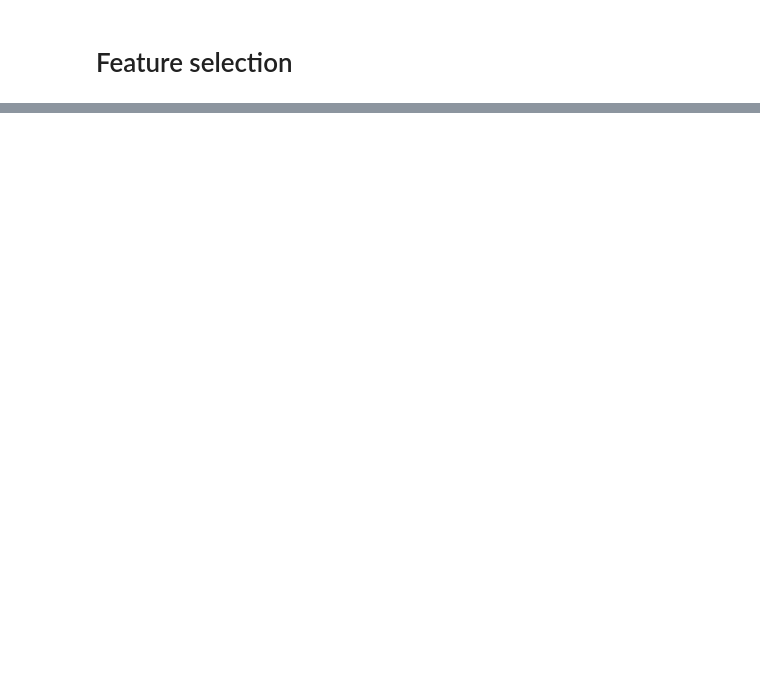
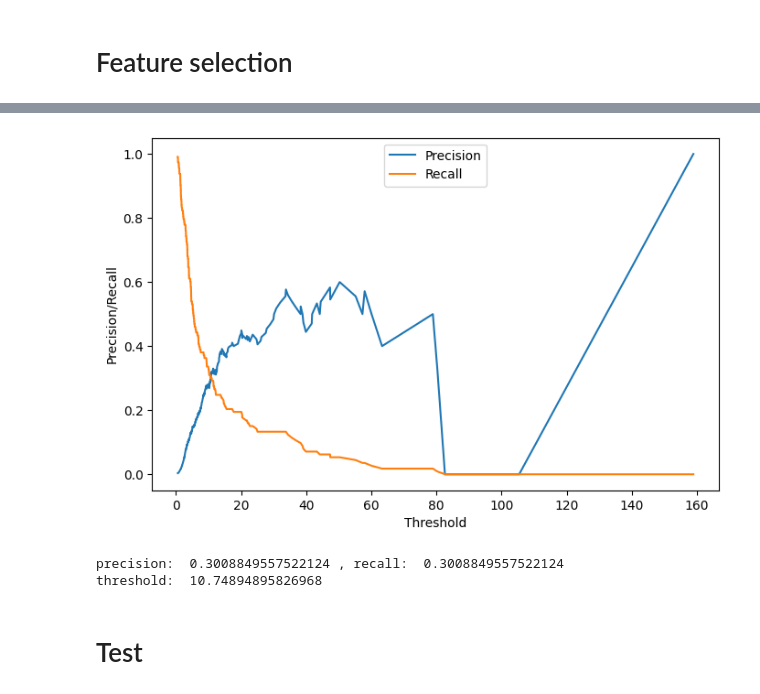
Before and after one commit to xoyeon/FDS, a Jupyter notebook: lstm-selected_Shap.ipynb, the cells around one changed output, grey strips where cells are left out. Cells and saved outputs as stored; diff of their text form; code cells hidden in the pictures; blank space fills up the shorter version.

```diff
--- a/lstm-selected_Shap.ipynb
+++ b/lstm-selected_Shap.ipynb
@@ -206,0 +201,3 @@ plt.show()
+# %%
+valid_x_predictions = model.predict(x_valid_scaled)
+mse = np.mean(np.power(flatten(x_valid_scaled) - flatten(valid_x_predictions), 2), axis=1)
@@ -206,0 +206,27 @@ plt.show()
+# %%
+error_df = pd.DataFrame({'Reconstruction_error':mse,
+                         'True_class':list(y_valid)})
+precision_rt, recall_rt, threshold_rt = metrics.precision_recall_curve(
+    error_df['True_class'], error_df['Reconstruction_error'])
+# %%
+plt.figure(figsize=(8,5))
+plt.plot(threshold_rt, precision_rt[1:], label='Precision')
+plt.plot(threshold_rt, recall_rt[1:], label='Recall')
+plt.xlabel('Threshold'); plt.ylabel('Precision/Recall')
+plt.legend()
+plt.show()
+# %% [output]
+[figure, added]
+# %%
+# best position of threshold
+index_cnt = [cnt for cnt, (p, r) in enumerate(zip(precision_rt, recall_rt)) if p==r][0]
+print('precision: ',precision_rt[index_cnt],', recall: ',recall_rt[index_cnt])
+
+# fixed Threshold
+threshold_fixed = threshold_rt[index_cnt]
+print('threshold: ',threshold_fixed)
+# %% [output]
+precision:  0.3008849557522124 , recall:  0.3008849557522124
+threshold:  10.74894895826968
+# %% [markdown]
+# Test
```
Also changed, not shown: parts of 57 cells of this notebook, 1 other file.
